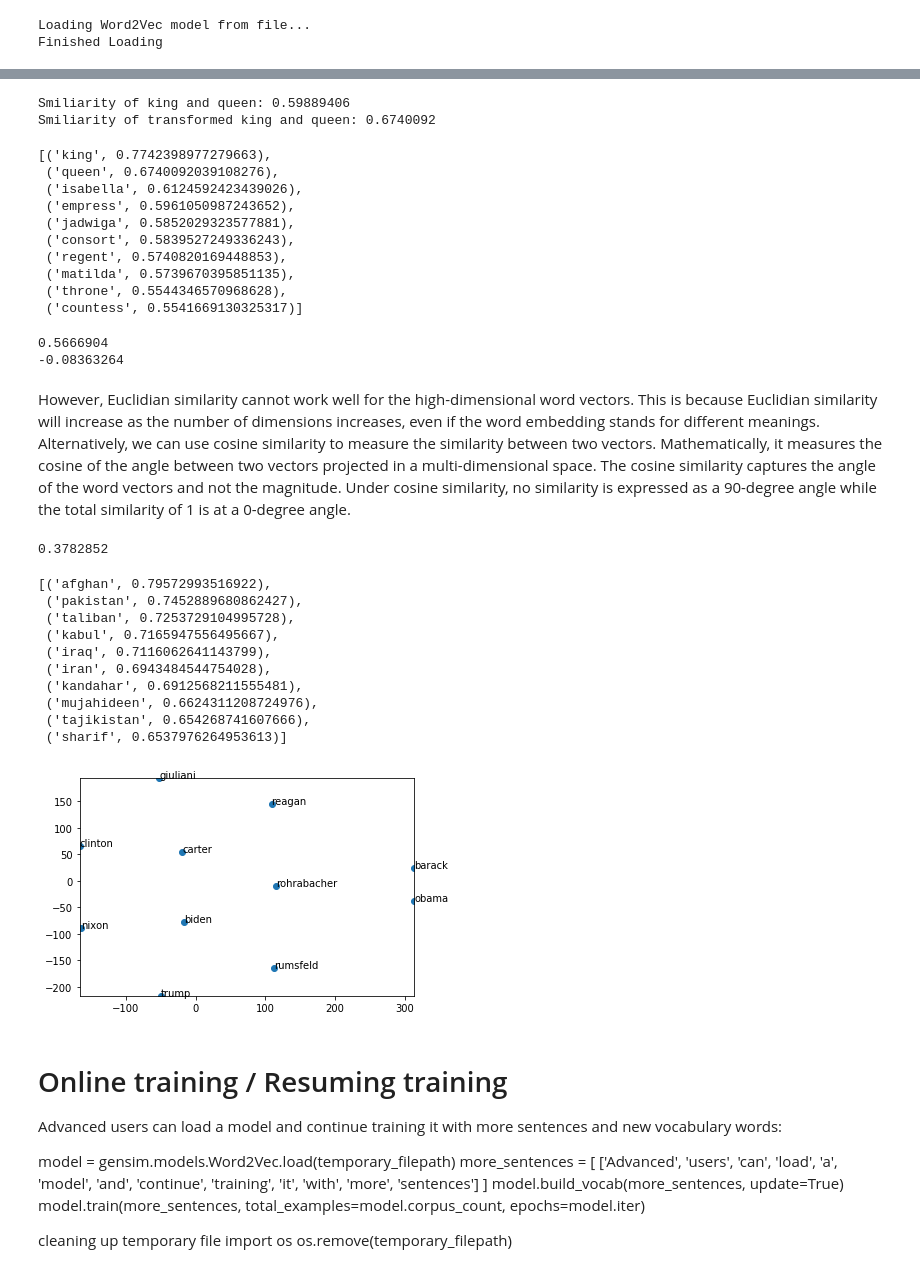
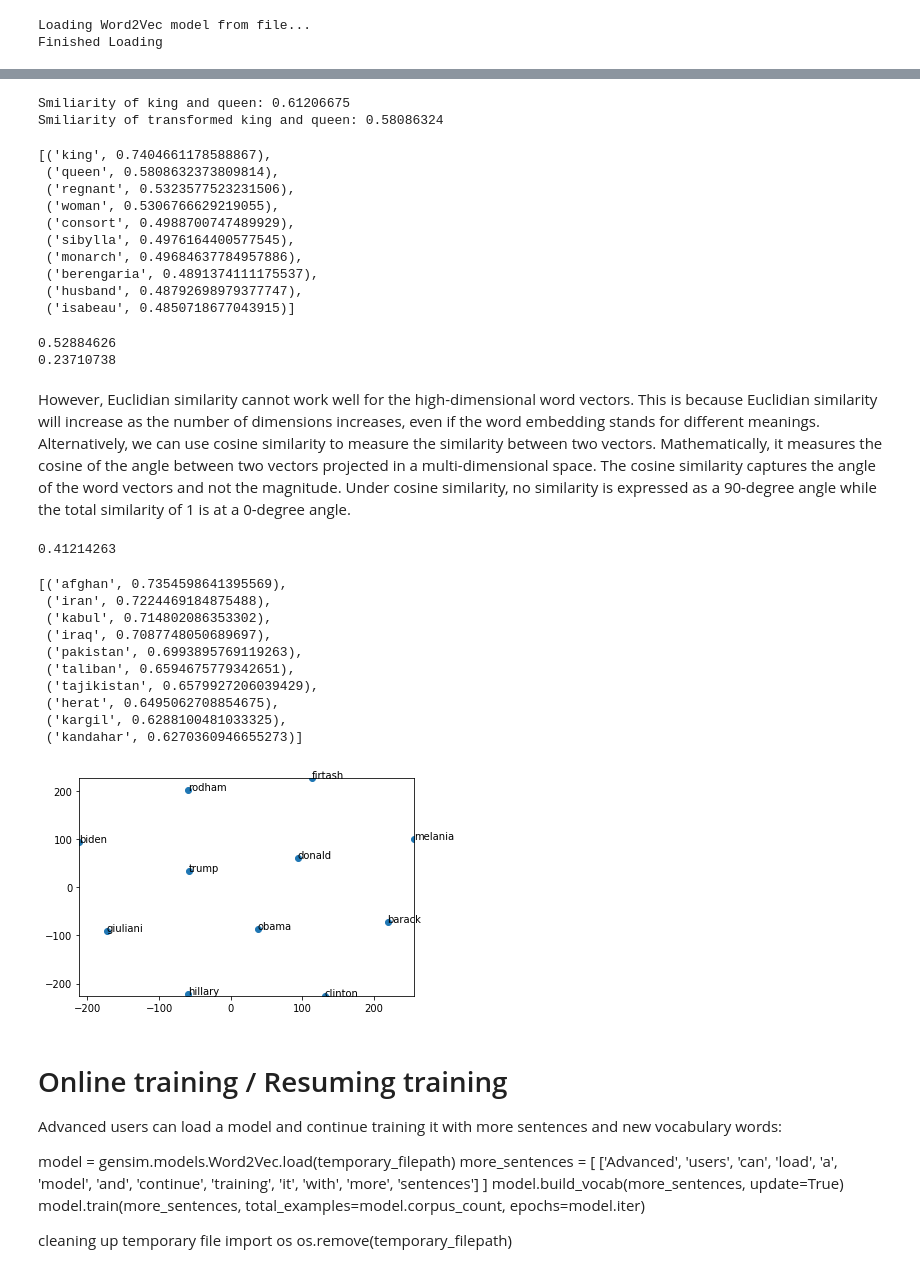
Before and after one commit to ichbinhandsome/Semantic-Differentials-for-Wikipedia-using-the-POLAR-Framework, a Jupyter notebook: JanEngler/Praktikum/ExplainingWikipediaSymanticsToIndividualsUsingPOLAR.ipynb, the cells around one changed output, grey strips where cells are left out. Saved outputs shown, nothing was run; the diff lists cells and outputs as text; code cells hidden in the pictures.

```diff
--- a/JanEngler/Praktikum/ExplainingWikipediaSymanticsToIndividualsUsingPOLAR.ipynb
+++ b/JanEngler/Praktikum/ExplainingWikipediaSymanticsToIndividualsUsingPOLAR.ipynb
@@ -21,7 +20,7 @@ trainNewModel=False
 loadNewDataset= False
 # %%
 if trainNewModel==True:
-    wiki = WikiCorpus('/Users/Jan/Desktop/Uni/CoronaSemester/Praktikum/DataSets/enwiki-20200401-pages-articles1.xml-p1p30303.bz2',
+    wiki = WikiCorpus(r"C:\Users\Jan\Desktop\PraktikumSS20\Semantic-Differentials-for-Wikipedia-using-the-POLAR-Framework\JanEngler\Praktikum\enwiki-20200401-pages-articles-multistream1.xml-p1p30303.bz2",
                   lemmatize=False, dictionary={})
     #stores the preprocessed dataset, which reduces runtime for the future
     wiki.save('SavedWord2Vec/wiki.corpus')
@@ -80,80 +79,80 @@ print(similarityWordVector(ourQueen,'queen'))
 # %%
 print("Smiliarity of king and queen:", word2vec.wv.similarity('king', 'queen'))
-ourQueen= word2vec['king'] - word2vec['man'] + word2vec['woman']
-print("Smiliarity of transformed king and queen:", similarityWordVector(ourQueen,'queen'))
+ourQueen= word2vec.wv['king'] - word2vec.wv['man'] + word2vec.wv['woman']
+print("Smiliarity of transformed king and queen:", similarityNameVector(ourQueen,'queen'))
 
-word2vec.most_similar(positive=[ourQueen], topn=10)
+word2vec.wv.most_similar(positive=[ourQueen], topn=10)
 # %% [output]
-Smiliarity of king and queen: 0.59889406
-Smiliarity of transformed king and queen: 0.6740092
+Smiliarity of king and queen: 0.61206675
+Smiliarity of transformed king and queen: 0.58086324
-[('king', 0.7742398977279663),
- ('queen', 0.6740092039108276),
- ('isabella', 0.6124592423439026),
- ('empress', 0.5961050987243652),
- ('jadwiga', 0.5852029323577881),
- ('consort', 0.5839527249336243),
- ('regent', 0.5740820169448853),
- ('matilda', 0.5739670395851135),
- ('throne', 0.5544346570968628),
- ('countess', 0.5541669130325317)]
+[('king', 0.7404661178588867),
+ ('queen', 0.5808632373809814),
+ ('regnant', 0.5323577523231506),
+ ('woman', 0.5306766629219055),
+ ('consort', 0.4988700747489929),
+ ('sibylla', 0.4976164400577545),
+ ('monarch', 0.49684637784957886),
+ ('berengaria', 0.4891374111175537),
+ ('husband', 0.48792698979377747),
+ ('isabeau', 0.4850718677043915)]
 # %%
 print(word2vec.wv.similarity('germany', 'europe'))
 print(word2vec.wv.similarity('leyen', 'europe'))
 # %% [output]
-0.5666904
--0.08363264
+0.52884626
+0.23710738
 # %% [markdown]
 However, Euclidian similarity cannot work well for the high-dimensional word vectors.
 This is because Euclidian similarity will increase as the number of dimensions increases, even if the word embedding stands for different meanings.
 Alternatively, we can use cosine similarity to measure the similarity between two vectors.
 Mathematically, it measures the cosine of the angle between two vectors projected in a multi-dimensional space. The cosine similarity captures the angle of the word vectors and not the magnitude. Under cosine similarity, no similarity is expressed as a 90-degree angle while the total similarity of 1 is at a 0-degree angle.
 # %%
-word2vec.similarity('star', 'hollywood')
+word2vec.wv.similarity('star', 'hollywood')
 #'köln', 'akademie'
 # %% [output]
-0.3782852
+0.41214263
 # %%
-word2vec.most_similar('afghanistan')[:20]
+word2vec.wv.most_similar('afghanistan')[:20]
 # %% [output]
-[('afghan', 0.79572993516922),
- ('pakistan', 0.7452889680862427),
- ('taliban', 0.7253729104995728),
- ('kabul', 0.7165947556495667),
- ('iraq', 0.7116062641143799),
- ('iran', 0.6943484544754028),
- ('kandahar', 0.6912568211555481),
- ('mujahideen', 0.6624311208724976),
- ('tajikistan', 0.654268741607666),
- ('sharif', 0.6537976264953613)]
+[('afghan', 0.7354598641395569),
+ ('iran', 0.7224469184875488),
+ ('kabul', 0.714802086353302),
+ ('iraq', 0.7087748050689697),
+ ('pakistan', 0.6993895769119263),
+ ('taliban', 0.6594675779342651),
+ ('tajikistan', 0.6579927206039429),
+ ('herat', 0.6495062708854675),
+ ('kargil', 0.6288100481033325),
+ ('kandahar', 0.6270360946655273)]
 # %%
 from sklearn.manifold import TSNE
 def display_closestwords_tsnescatterplot(model, word, size):
 
     arr = np.empty((0,size), dtype='f')
     word_labels = [word]
-    close_words = model.similar_by_word(word)
+    close_words = model.wv.similar_by_word(word)
     #print(arr)
     #print(np.array([model[word]]))
-    arr = np.append(arr, np.array([model[word]]), axis=0)
+    arr = np.append(arr, np.array([model.wv[word]]), axis=0)
 
     for wrd_score in close_words:
-        wrd_vector = model[wrd_score[0]]
+        wrd_vector = model.wv[wrd_score[0]]
         word_labels.append(wrd_score[0])
         arr = np.append(arr, np.array([wrd_vector]), axis=0)
 
     tsne = TSNE(n_components=2, random_state=0)
     np.set_printoptions(suppress=True)
     Y = tsne.fit_transform(arr)
     x_coords = Y[:, 0]
     y_coords = Y[:, 1]
     plt.scatter(x_coords, y_coords)
     for label, x, y in zip(word_labels, x_coords, y_coords):
         plt.annotate(label, xy=(x, y), xytext=(0, 0), textcoords='offset points')
         plt.xlim(x_coords.min()+0.00005, x_coords.max()+0.00005)
         plt.ylim(y_coords.min()+0.00005, y_coords.max()+0.00005)
     plt.show()
 
 
-display_closestwords_tsnescatterplot(model, 'trump', 200)
+display_closestwords_tsnescatterplot(word2vec, 'trump', 300)
 # %% [output]
-[figure, old version]
+[figure, new version]
```
Also changed, not shown: parts of 47 cells of this notebook, 3 other files.
